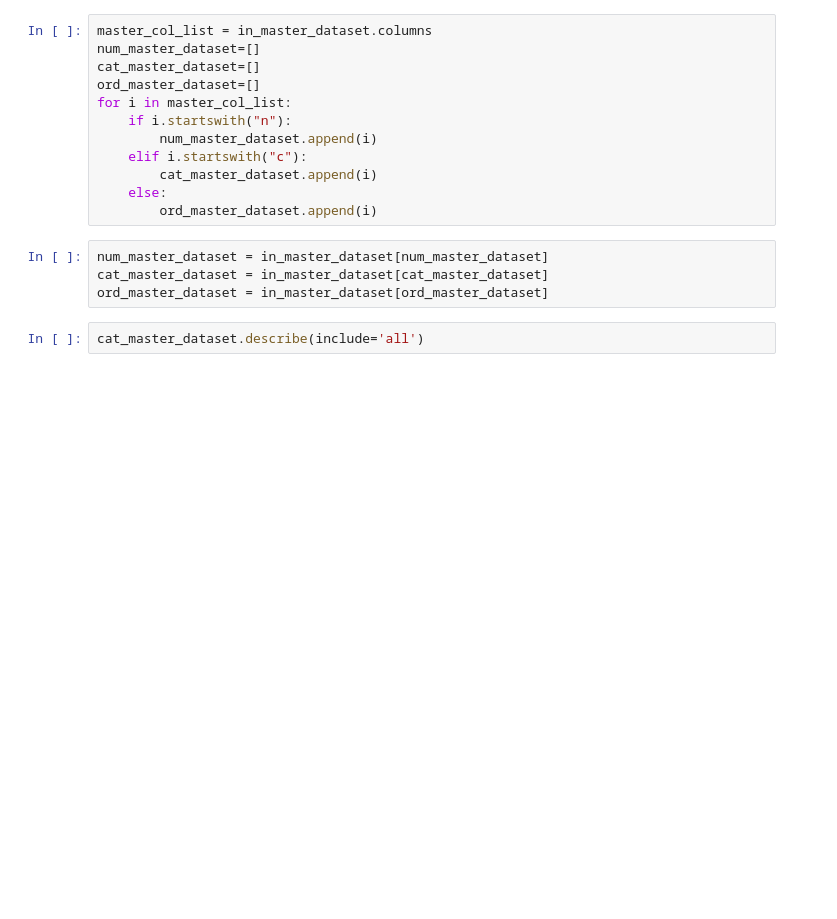
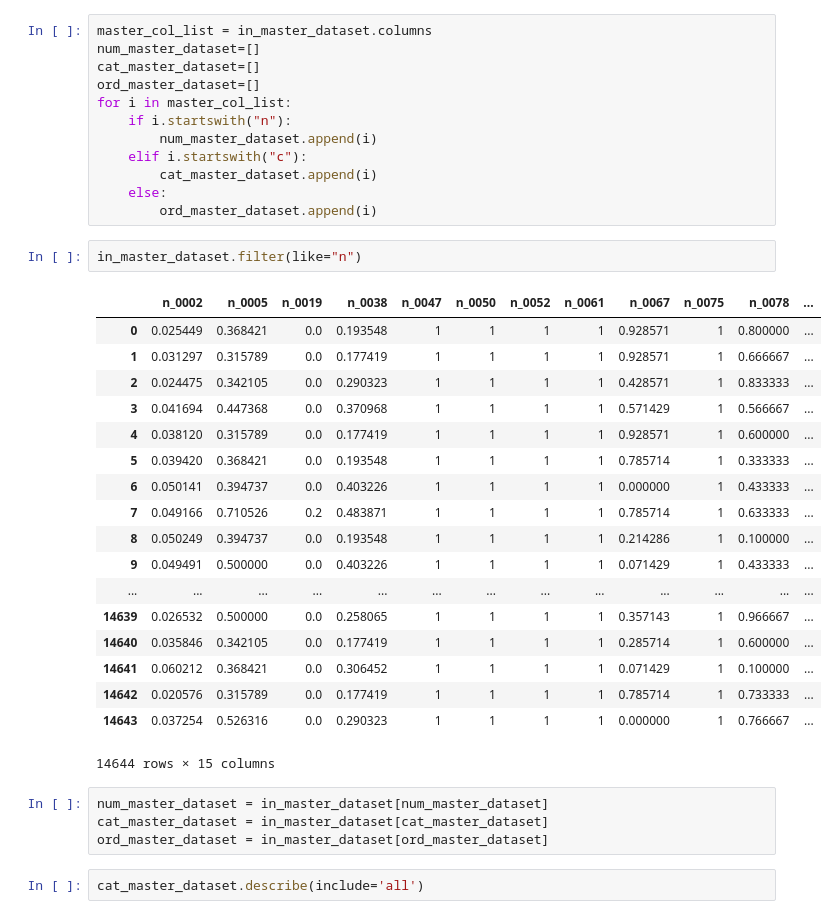
Before and after one commit to sravangereddy/DataScience_, a Jupyter notebook: Capstone/Capstone Project - v1 - ClassifierChains.ipynb, the cells around one changed output. Cells and saved outputs as stored; diff of their text form; blank space fills up the shorter version.

```diff
--- a/Capstone/Capstone Project - v1 - ClassifierChains.ipynb
+++ b/Capstone/Capstone Project - v1 - ClassifierChains.ipynb
@@ -67,6 +96,27 @@ for i in master_col_list:
         cat_master_dataset.append(i)
     else:
         ord_master_dataset.append(i)
+# %%
+in_master_dataset.filter(like="n")
+# %% [output]
+|  | n_0002 | n_0005 | n_0019 | n_0038 | n_0047 | n_0050 | n_0052 | n_0061 | n_0067 | n_0075 | n_0078 | ... |
+| 0 | 0.025449 | 0.368421 | 0.0 | 0.193548 | 1 | 1 | 1 | 1 | 0.928571 | 1 | 0.800000 | ... |
+| 1 | 0.031297 | 0.315789 | 0.0 | 0.177419 | 1 | 1 | 1 | 1 | 0.928571 | 1 | 0.666667 | ... |
+| 2 | 0.024475 | 0.342105 | 0.0 | 0.290323 | 1 | 1 | 1 | 1 | 0.428571 | 1 | 0.833333 | ... |
+| 3 | 0.041694 | 0.447368 | 0.0 | 0.370968 | 1 | 1 | 1 | 1 | 0.571429 | 1 | 0.566667 | ... |
+| 4 | 0.038120 | 0.315789 | 0.0 | 0.177419 | 1 | 1 | 1 | 1 | 0.928571 | 1 | 0.600000 | ... |
+| 5 | 0.039420 | 0.368421 | 0.0 | 0.193548 | 1 | 1 | 1 | 1 | 0.785714 | 1 | 0.333333 | ... |
+| 6 | 0.050141 | 0.394737 | 0.0 | 0.403226 | 1 | 1 | 1 | 1 | 0.000000 | 1 | 0.433333 | ... |
+| 7 | 0.049166 | 0.710526 | 0.2 | 0.483871 | 1 | 1 | 1 | 1 | 0.785714 | 1 | 0.633333 | ... |
+| 8 | 0.050249 | 0.394737 | 0.0 | 0.193548 | 1 | 1 | 1 | 1 | 0.214286 | 1 | 0.100000 | ... |
+| 9 | 0.049491 | 0.500000 | 0.0 | 0.403226 | 1 | 1 | 1 | 1 | 0.071429 | 1 | 0.433333 | ... |
+| ... | ... | ... | ... | ... | ... | ... | ... | ... | ... | ... | ... | ... |
+| 14639 | 0.026532 | 0.500000 | 0.0 | 0.258065 | 1 | 1 | 1 | 1 | 0.357143 | 1 | 0.966667 | ... |
+| 14640 | 0.035846 | 0.342105 | 0.0 | 0.177419 | 1 | 1 | 1 | 1 | 0.285714 | 1 | 0.600000 | ... |
+| 14641 | 0.060212 | 0.368421 | 0.0 | 0.306452 | 1 | 1 | 1 | 1 | 0.071429 | 1 | 0.100000 | ... |
+| 14642 | 0.020576 | 0.315789 | 0.0 | 0.177419 | 1 | 1 | 1 | 1 | 0.785714 | 1 | 0.733333 | ... |
+| 14643 | 0.037254 | 0.526316 | 0.0 | 0.290323 | 1 | 1 | 1 | 1 | 0.000000 | 1 | 0.766667 | ... |
+14644 rows × 15 columns
 # %%
 num_master_dataset = in_master_dataset[num_master_dataset]
 cat_master_dataset = in_master_dataset[cat_master_dataset]
```
Also changed, not shown: parts of 18 cells of this notebook, 1 other file.
